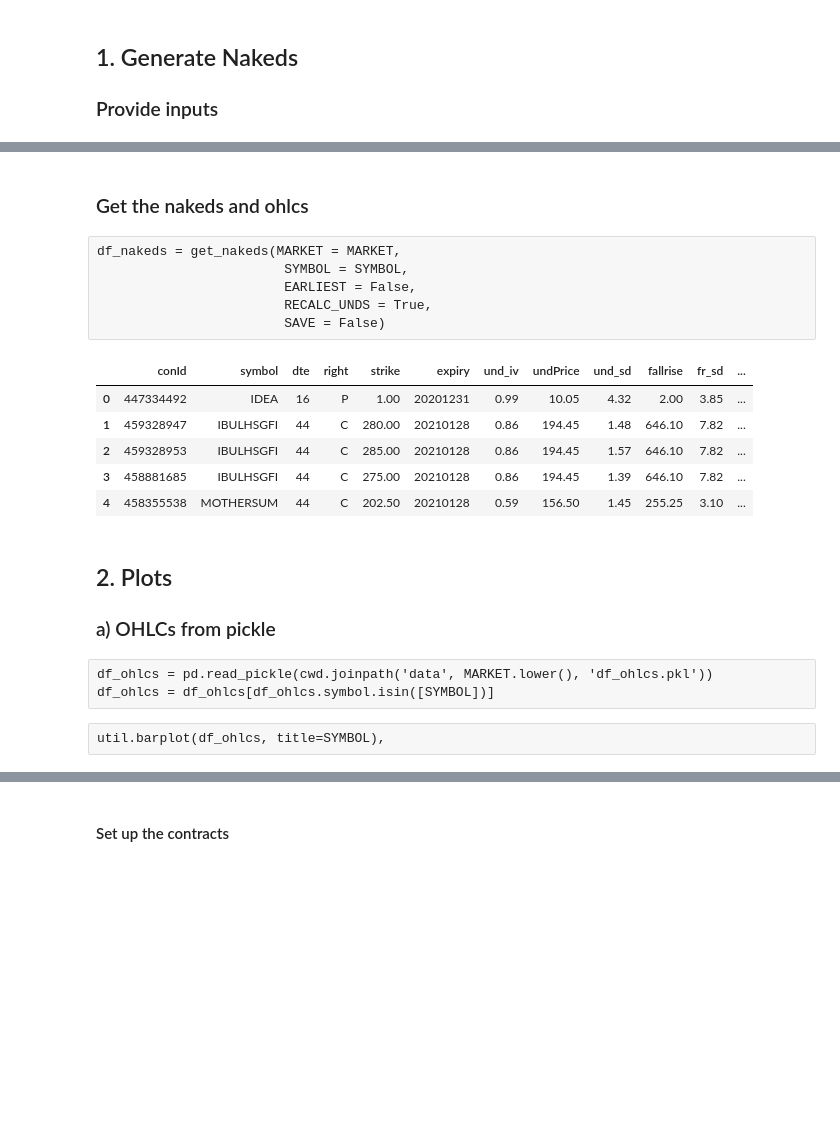
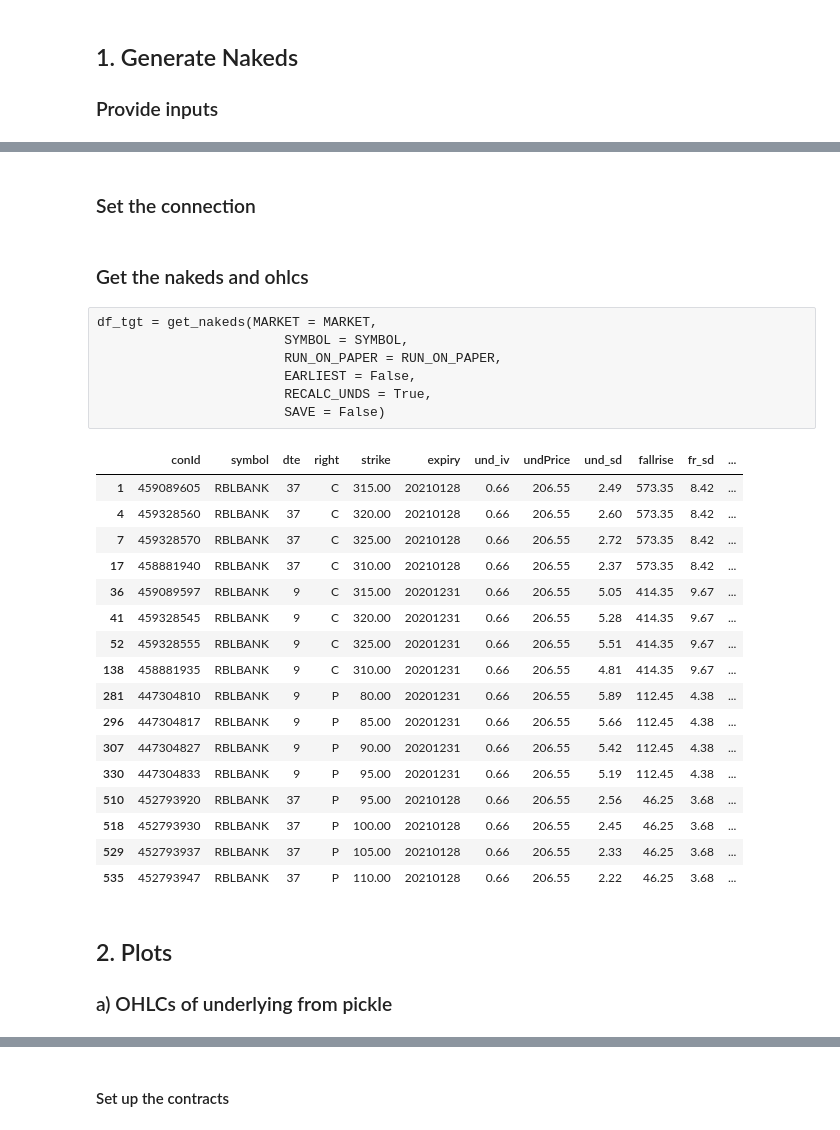
Before and after one commit to reservoirinvest/learn, a Jupyter notebook: ib/wb_nakeds.ipynb, the cells around one changed output, grey strips where cells are left out. Cells and saved outputs as stored; diff of their text form; code cells hidden in the pictures; blank space fills up the shorter version.

```diff
--- a/ib/wb_nakeds.ipynb
+++ b/ib/wb_nakeds.ipynb
@@ -6,7 +6,7 @@
 # %%
 # * NAKED FUNCTION INPUTS
 MARKET = 'NSE'
-SYMBOL = 'RELIANCE'
+SYMBOL = 'RBLBANK'
 EARLIEST = False
 RECALC_UNDS = True
 SAVE = False
@@ -72,0 +73,2 @@ array(['df_chains.pkl', 'df_nakeds.pkl', 'df_ohlcs.pkl',
+# %% [markdown]
+### Set the connection
@@ -73,33 +102,38 @@ array(['df_chains.pkl', 'df_nakeds.pkl', 'df_ohlcs.pkl',
 # %% [markdown]
 ### Get the nakeds and ohlcs
 # %% [raw]
-df_nakeds = get_nakeds(MARKET = MARKET,
+df_tgt = get_nakeds(MARKET = MARKET,
                         SYMBOL = SYMBOL,
+                        RUN_ON_PAPER = RUN_ON_PAPER,
                         EARLIEST = False,
                         RECALC_UNDS = True,
                         SAVE = False)
+# %%
+df_tgt = df_nakeds[df_nakeds.symbol == SYMBOL]
 # %%
 drop_cols = ['contract', 'secType', 'comm',
                     'lot', 'close', 'last', 'intrinsic']
 
-df = df_nakeds.drop(drop_cols, 1)
-
-m1 = df.bid>0
-m2 = df.ask>0
-df[m1&m2].head()
-df.head()
+df_print = df_tgt.drop(drop_cols, 1)
+df_print
 # %% [output]
 |  | conId | symbol | dte | right | strike | expiry | und_iv | undPrice | und_sd | fallrise | fr_sd | ... |
-| 0 | 447334492 | IDEA | 16 | P | 1.00 | 20201231 | 0.99 | 10.05 | 4.32 | 2.00 | 3.85 | ... |
-| 1 | 459328947 | IBULHSGFI | 44 | C | 280.00 | 20210128 | 0.86 | 194.45 | 1.48 | 646.10 | 7.82 | ... |
-| 2 | 459328953 | IBULHSGFI | 44 | C | 285.00 | 20210128 | 0.86 | 194.45 | 1.57 | 646.10 | 7.82 | ... |
-| 3 | 458881685 | IBULHSGFI | 44 | C | 275.00 | 20210128 | 0.86 | 194.45 | 1.39 | 646.10 | 7.82 | ... |
-| 4 | 458355538 | MOTHERSUM | 44 | C | 202.50 | 20210128 | 0.59 | 156.50 | 1.45 | 255.25 | 3.10 | ... |
+| 1 | 459089605 | RBLBANK | 37 | C | 315.00 | 20210128 | 0.66 | 206.55 | 2.49 | 573.35 | 8.42 | ... |
+| 4 | 459328560 | RBLBANK | 37 | C | 320.00 | 20210128 | 0.66 | 206.55 | 2.60 | 573.35 | 8.42 | ... |
+| 7 | 459328570 | RBLBANK | 37 | C | 325.00 | 20210128 | 0.66 | 206.55 | 2.72 | 573.35 | 8.42 | ... |
+| 17 | 458881940 | RBLBANK | 37 | C | 310.00 | 20210128 | 0.66 | 206.55 | 2.37 | 573.35 | 8.42 | ... |
+| 36 | 459089597 | RBLBANK | 9 | C | 315.00 | 20201231 | 0.66 | 206.55 | 5.05 | 414.35 | 9.67 | ... |
+| 41 | 459328545 | RBLBANK | 9 | C | 320.00 | 20201231 | 0.66 | 206.55 | 5.28 | 414.35 | 9.67 | ... |
+| 52 | 459328555 | RBLBANK | 9 | C | 325.00 | 20201231 | 0.66 | 206.55 | 5.51 | 414.35 | 9.67 | ... |
+| 138 | 458881935 | RBLBANK | 9 | C | 310.00 | 20201231 | 0.66 | 206.55 | 4.81 | 414.35 | 9.67 | ... |
+| 281 | 447304810 | RBLBANK | 9 | P | 80.00 | 20201231 | 0.66 | 206.55 | 5.89 | 112.45 | 4.38 | ... |
+| 296 | 447304817 | RBLBANK | 9 | P | 85.00 | 20201231 | 0.66 | 206.55 | 5.66 | 112.45 | 4.38 | ... |
+| 307 | 447304827 | RBLBANK | 9 | P | 90.00 | 20201231 | 0.66 | 206.55 | 5.42 | 112.45 | 4.38 | ... |
+| 330 | 447304833 | RBLBANK | 9 | P | 95.00 | 20201231 | 0.66 | 206.55 | 5.19 | 112.45 | 4.38 | ... |
+| 510 | 452793920 | RBLBANK | 37 | P | 95.00 | 20210128 | 0.66 | 206.55 | 2.56 | 46.25 | 3.68 | ... |
+| 518 | 452793930 | RBLBANK | 37 | P | 100.00 | 20210128 | 0.66 | 206.55 | 2.45 | 46.25 | 3.68 | ... |
+| 529 | 452793937 | RBLBANK | 37 | P | 105.00 | 20210128 | 0.66 | 206.55 | 2.33 | 46.25 | 3.68 | ... |
+| 535 | 452793947 | RBLBANK | 37 | P | 110.00 | 20210128 | 0.66 | 206.55 | 2.22 | 46.25 | 3.68 | ... |
 # %% [markdown]
 ## 2. Plots
-### a) OHLCs from pickle
+### a) OHLCs of underlying from pickle
-# %% [raw]
-df_ohlcs = pd.read_pickle(cwd.joinpath('data', MARKET.lower(), 'df_ohlcs.pkl'))
-df_ohlcs = df_ohlcs[df_ohlcs.symbol.isin([SYMBOL])]
-# %% [raw]
-util.barplot(df_ohlcs, title=SYMBOL),
```
Also changed, not shown: parts of 16 cells of this notebook, 16 other files.
